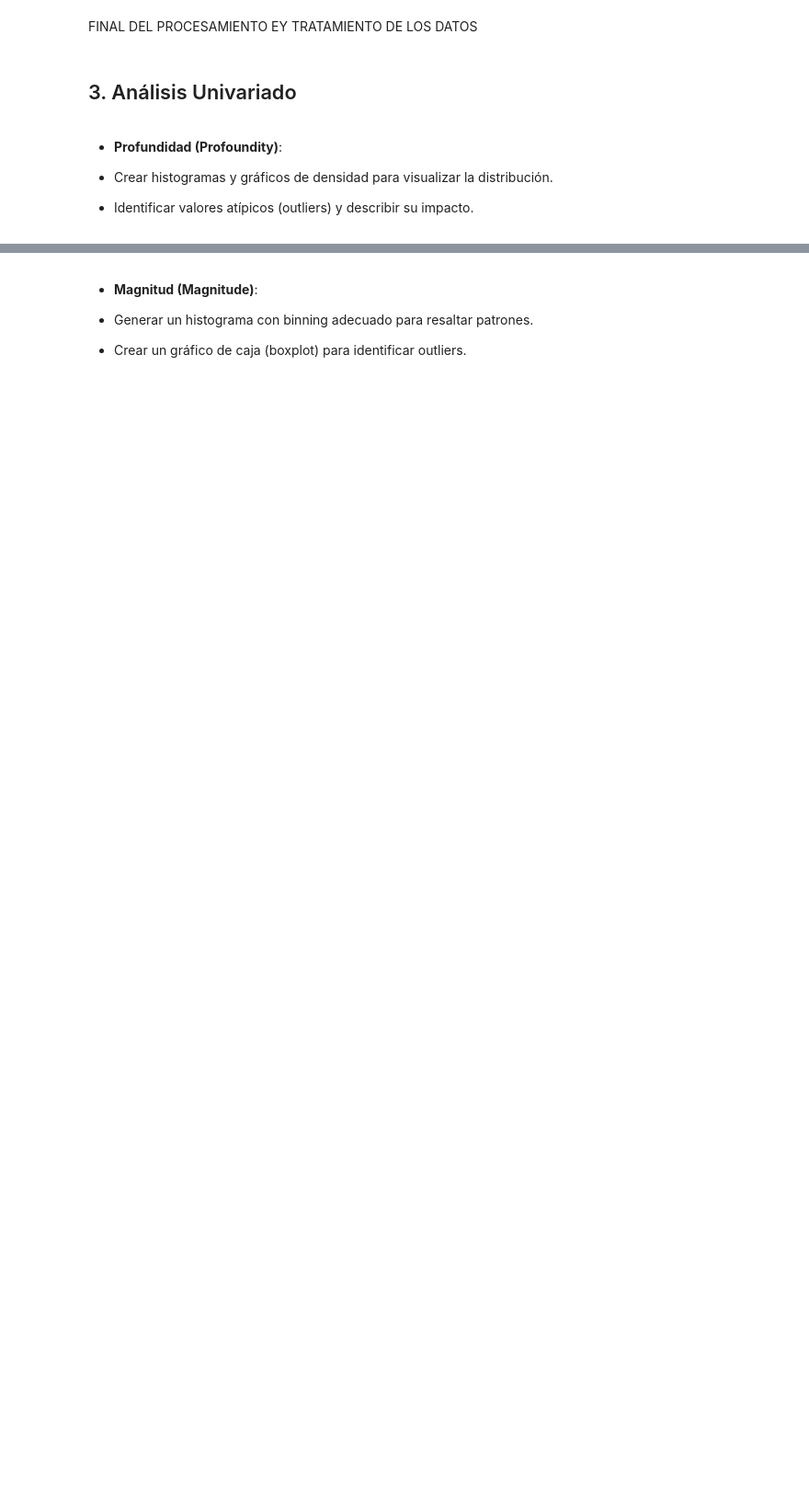
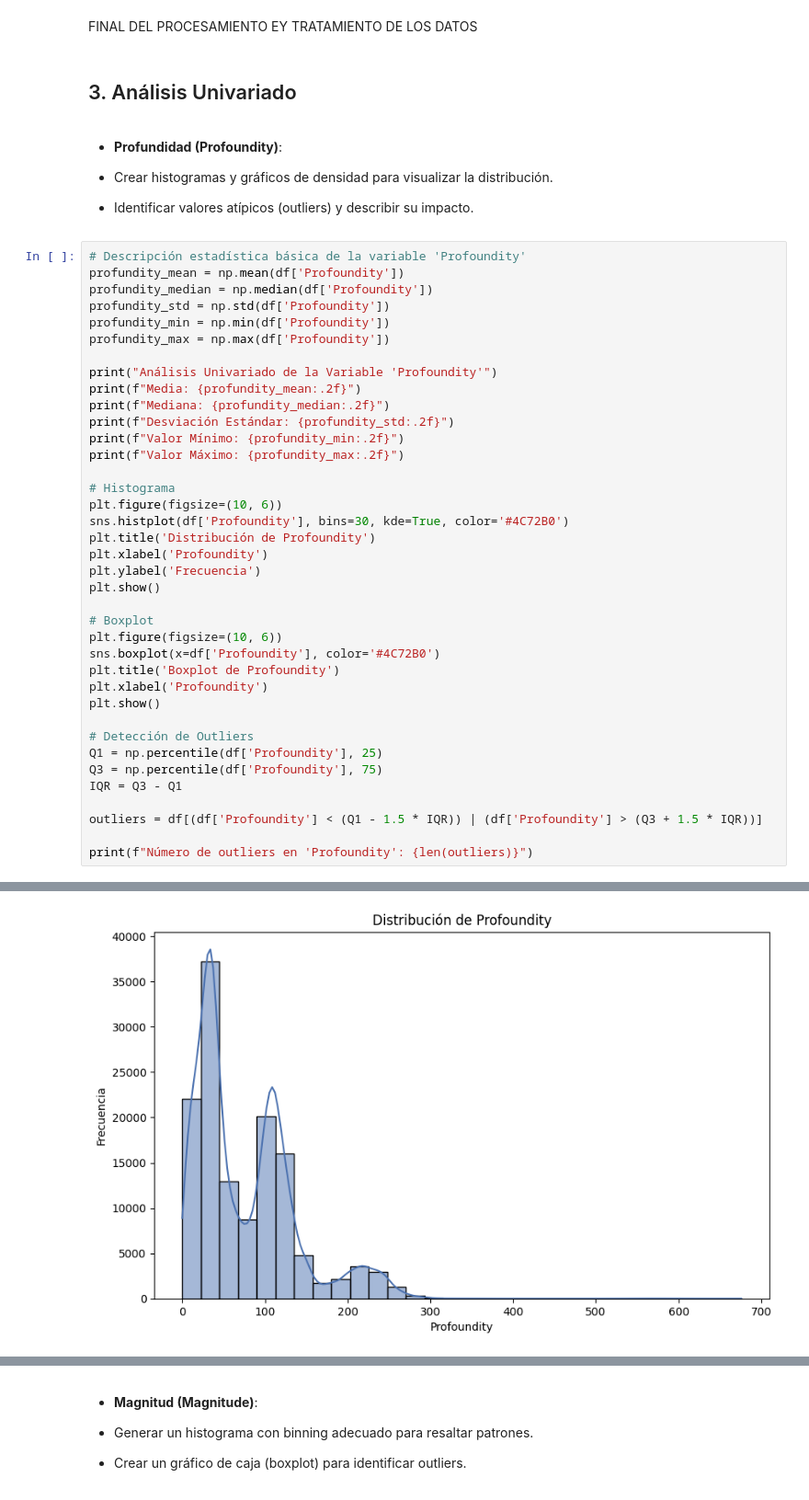
Before and after one commit to leandruko/sismos-Chile, a Jupyter notebook: analisis_sismos.ipynb, the cells around one changed output, grey strips where cells are left out. Shown at 92% size. Drawn from its saved outputs; the diff is of its cells as text; blank space fills up the shorter version.

```diff
--- a/analisis_sismos.ipynb
+++ b/analisis_sismos.ipynb
@@ -291,3 +288,42 @@ FINAL DEL PROCESAMIENTO EY TRATAMIENTO DE LOS DATOS
 - Crear histogramas y gráficos de densidad para visualizar la distribución.
 
 - Identificar valores atípicos (outliers) y describir su impacto.
+# %%
+# Descripción estadística básica de la variable 'Profoundity'
+profundity_mean = np.mean(df['Profoundity'])
+profundity_median = np.median(df['Profoundity'])
+profundity_std = np.std(df['Profoundity'])
+profundity_min = np.min(df['Profoundity'])
+profundity_max = np.max(df['Profoundity'])
+
+print("Análisis Univariado de la Variable 'Profoundity'")
+print(f"Media: {profundity_mean:.2f}")
+print(f"Mediana: {profundity_median:.2f}")
+print(f"Desviación Estándar: {profundity_std:.2f}")
+print(f"Valor Mínimo: {profundity_min:.2f}")
+print(f"Valor Máximo: {profundity_max:.2f}")
+
+# Histograma
+plt.figure(figsize=(10, 6))
+sns.histplot(df['Profoundity'], bins=30, kde=True, color='#4C72B0')
+plt.title('Distribución de Profoundity')
+plt.xlabel('Profoundity')
+plt.ylabel('Frecuencia')
+plt.show()
+
+# Boxplot
+plt.figure(figsize=(10, 6))
+sns.boxplot(x=df['Profoundity'], color='#4C72B0')
+plt.title('Boxplot de Profoundity')
+plt.xlabel('Profoundity')
+plt.show()
+
+# Detección de Outliers
+Q1 = np.percentile(df['Profoundity'], 25)
+Q3 = np.percentile(df['Profoundity'], 75)
+IQR = Q3 - Q1
+
+outliers = df[(df['Profoundity'] < (Q1 - 1.5 * IQR)) | (df['Profoundity'] > (Q3 + 1.5 * IQR))]
+
+print(f"Número de outliers en 'Profoundity': {len(outliers)}")
+# %% [output]
@@ -293,0 +336 @@ FINAL DEL PROCESAMIENTO EY TRATAMIENTO DE LOS DATOS
+[figure, added]
```
Also changed, not shown: parts of 9 cells of this notebook.
